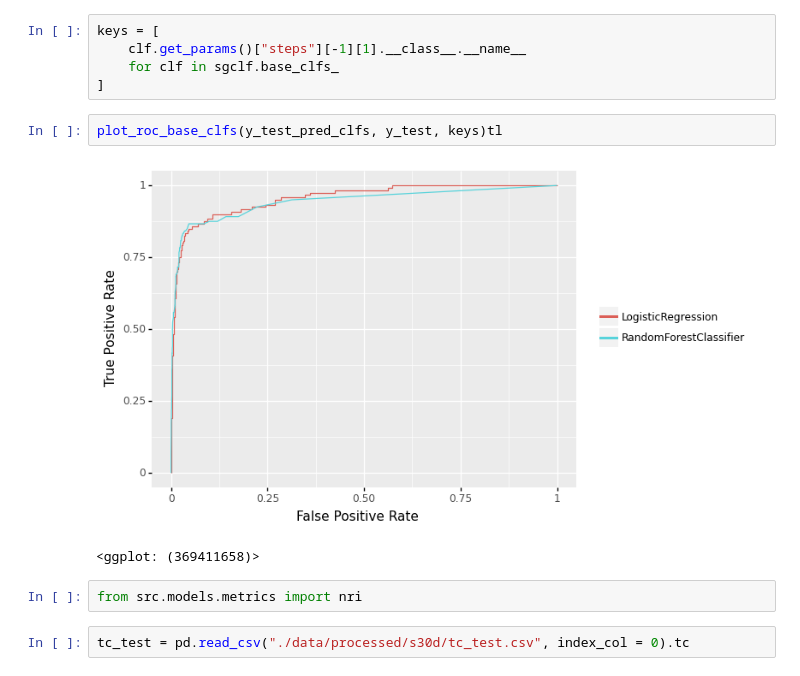
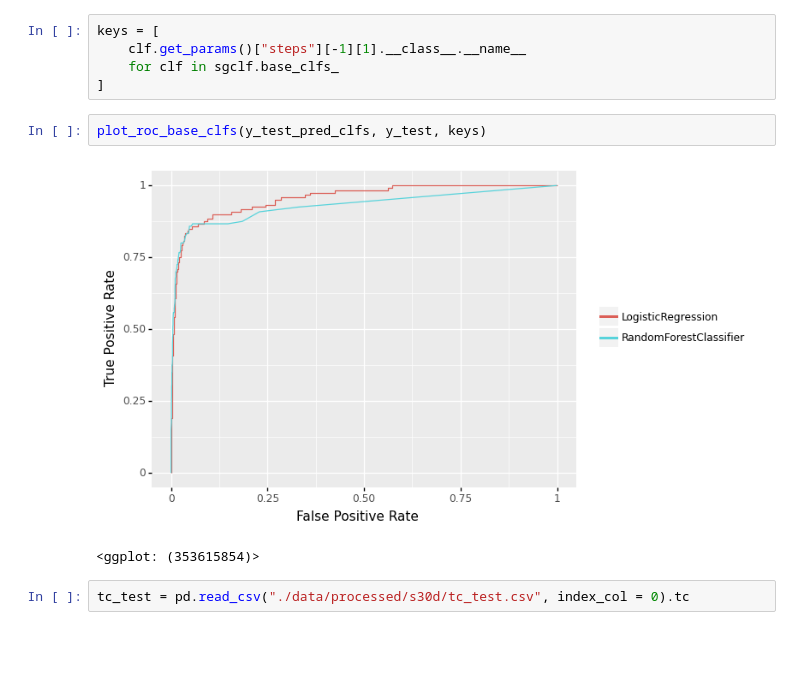
Before and after one commit to itslwg/pemett, a Jupyter notebook: notebooks/2.0-s30d-model-training.ipynb, the cells around one changed output. Drawn from its saved outputs; the diff is of its cells as text; blank space fills up the shorter version.

Commit message:
Correct import error

```diff
--- a/notebooks/2.0-s30d-model-training.ipynb
+++ b/notebooks/2.0-s30d-model-training.ipynb
@@ -135,12 +135,10 @@ keys = [
     for clf in sgclf.base_clfs_
 ]
 # %%
-plot_roc_base_clfs(y_test_pred_clfs, y_test, keys)tl
+plot_roc_base_clfs(y_test_pred_clfs, y_test, keys)
 # %% [output]
-[figure, old version]
+[figure, new version]
-<ggplot: (369411658)>
+<ggplot: (353615854)>
-# %%
-from src.models.metrics import nri
 # %%
 tc_test = pd.read_csv("./data/processed/s30d/tc_test.csv", index_col = 0).tc
 # %%
```
Also changed, not shown: parts of 6 cells of this notebook.
